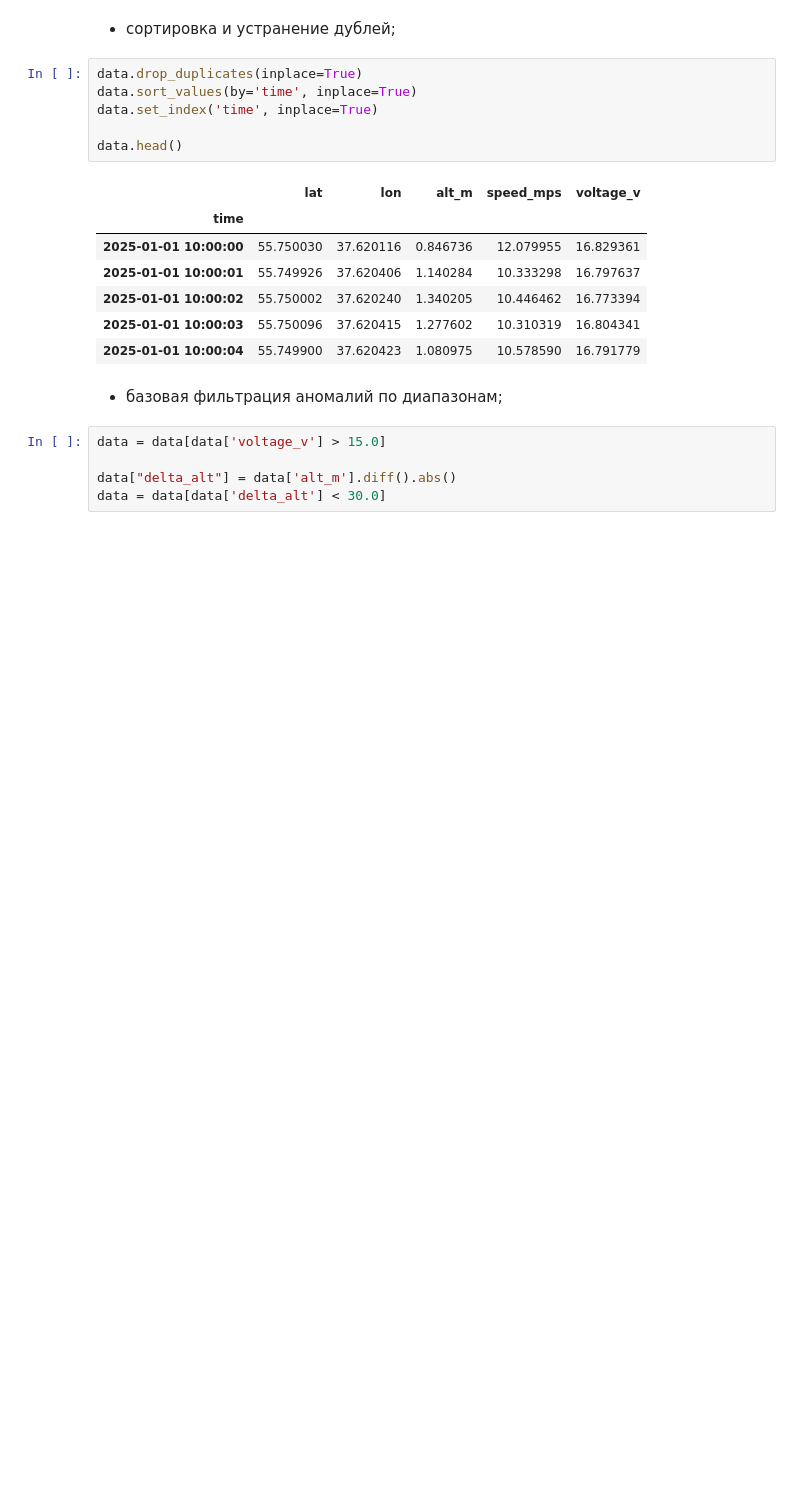
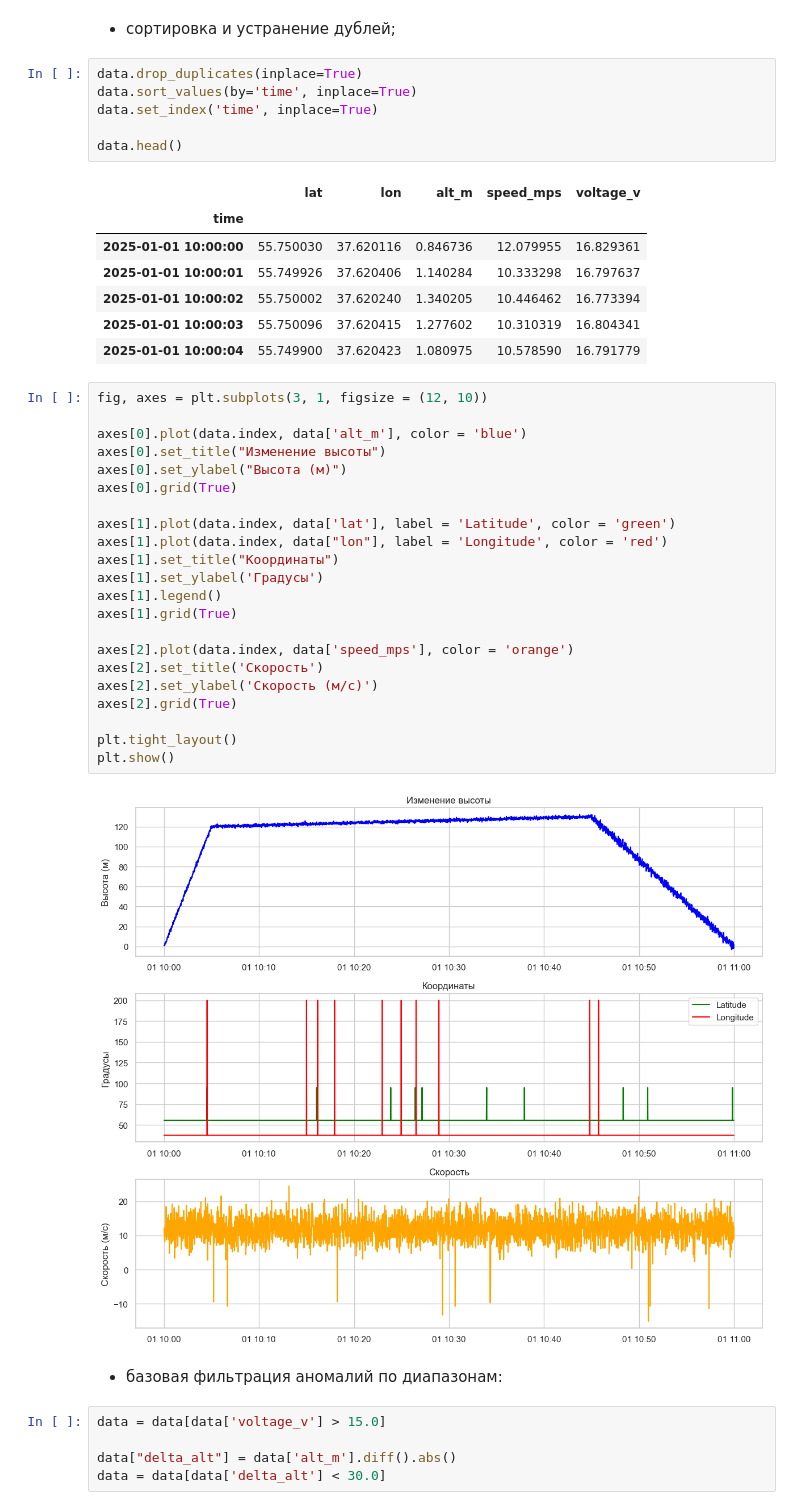
Before and after one commit to ol1xy/visualisation, a Jupyter notebook: uav-practice/UAV.ipynb, the cells around one changed output. Saved outputs shown, nothing was run; the diff lists cells and outputs as text; blank space fills up the shorter version.

```diff
--- a/uav-practice/UAV.ipynb
+++ b/uav-practice/UAV.ipynb
@@ -57,8 +58,32 @@ data.head()
 | 2025-01-01 10:00:02 | 55.750002 | 37.620240 | 1.340205 | 10.446462 | 16.773394 |
 | 2025-01-01 10:00:03 | 55.750096 | 37.620415 | 1.277602 | 10.310319 | 16.804341 |
 | 2025-01-01 10:00:04 | 55.749900 | 37.620423 | 1.080975 | 10.578590 | 16.791779 |
+# %%
+fig, axes = plt.subplots(3, 1, figsize = (12, 10))
+
+axes[0].plot(data.index, data['alt_m'], color = 'blue')
+axes[0].set_title("Изменение высоты")
+axes[0].set_ylabel("Высота (м)")
+axes[0].grid(True)
+
+axes[1].plot(data.index, data['lat'], label = 'Latitude', color = 'green')
+axes[1].plot(data.index, data["lon"], label = 'Longitude', color = 'red')
+axes[1].set_title("Координаты")
+axes[1].set_ylabel('Градусы')
+axes[1].legend()
+axes[1].grid(True)
+
+axes[2].plot(data.index, data['speed_mps'], color = 'orange')
+axes[2].set_title('Скорость')
+axes[2].set_ylabel('Скорость (м/с)')
+axes[2].grid(True)
+
+plt.tight_layout()
+plt.show()
+# %% [output]
+[figure, added]
 # %% [markdown]
-- базовая фильтрация аномалий по диапазонам;
+- базовая фильтрация аномалий по диапазонам:
 # %%
 data = data[data['voltage_v'] > 15.0]
 
```
Also changed, not shown: parts of 24 cells of this notebook.
